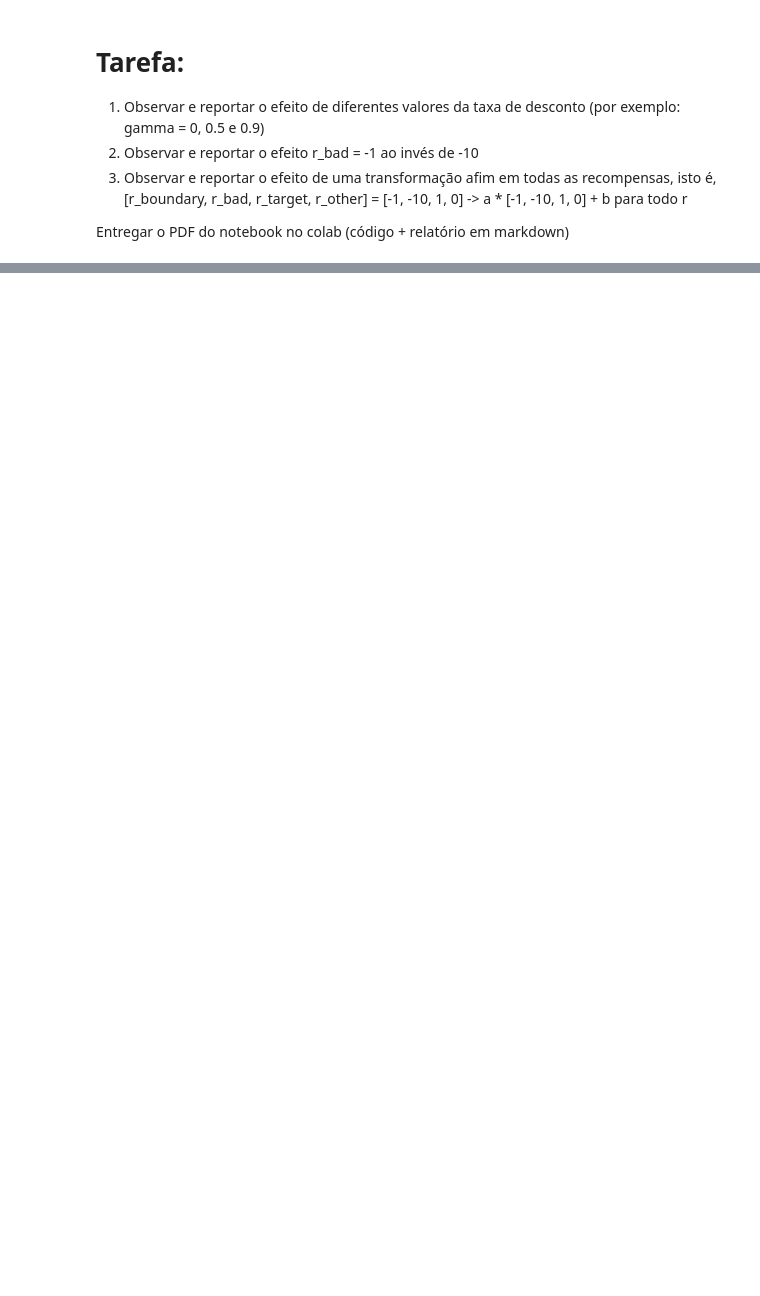
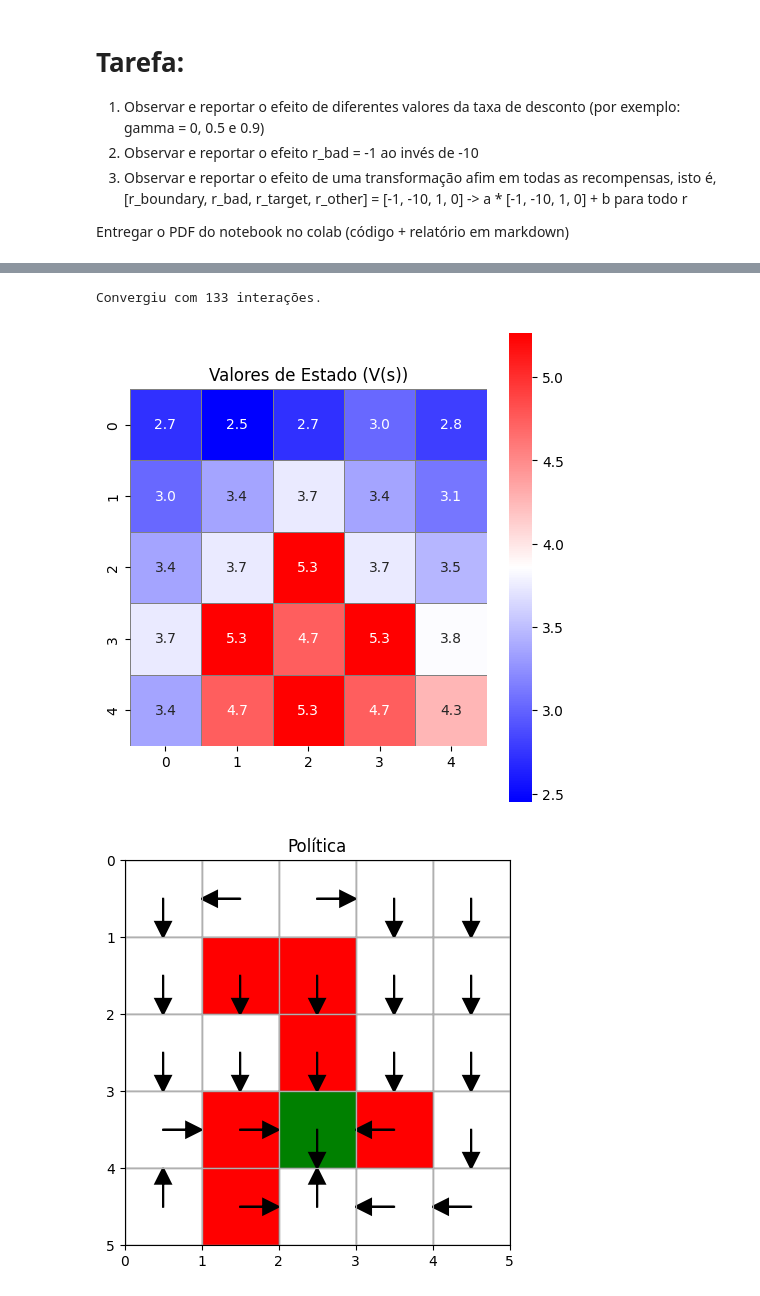
Before and after one commit to danluan/rl-labs, a Jupyter notebook: lab-1/lab_1_iteracao_de_valor.ipynb, the cells around one changed output, grey strips where cells are left out. Saved outputs shown, nothing was run; the diff lists cells and outputs as text; code cells hidden in the pictures; blank space fills up the shorter version.

```diff
--- a/lab-1/lab_1_iteracao_de_valor.ipynb
+++ b/lab-1/lab_1_iteracao_de_valor.ipynb
@@ -467,0 +510,15 @@ plot_policy(ambiente, politica3)
+# %%
+ambiente_rbad1 = AmbienteNavegacaoLabirinto(
+        world_size=(5, 5),
+        bad_states=[(1, 1), (1, 2), (2, 2), (3, 1), (3, 3), (4, 1)],
+        target_states=[(3, 2)],
+        allow_bad_entry=True,
+        rewards=[-1, -1, 1, 0]  # r_bad = -1 agora é igual a r_boundary
+    )
+
+plot_labirinto(ambiente_rbad1)
+
+V_rbad1, Q_rbad1, politica_rbad1 = iteracao_de_valor(ambiente_rbad1, gamma=0.9, theta=1e-6, max_iteracoes=1000)
+plot_valores_de_estado(V_rbad1, ambiente_rbad1)
+plot_policy(ambiente_rbad1, politica_rbad1)
+# %% [output]
@@ -467,0 +526,3 @@ plot_policy(ambiente, politica3)
+Convergiu com 133 interações.
+[figure, added]
+[figure, added]
```
Also changed, not shown: parts of 30 cells of this notebook.
